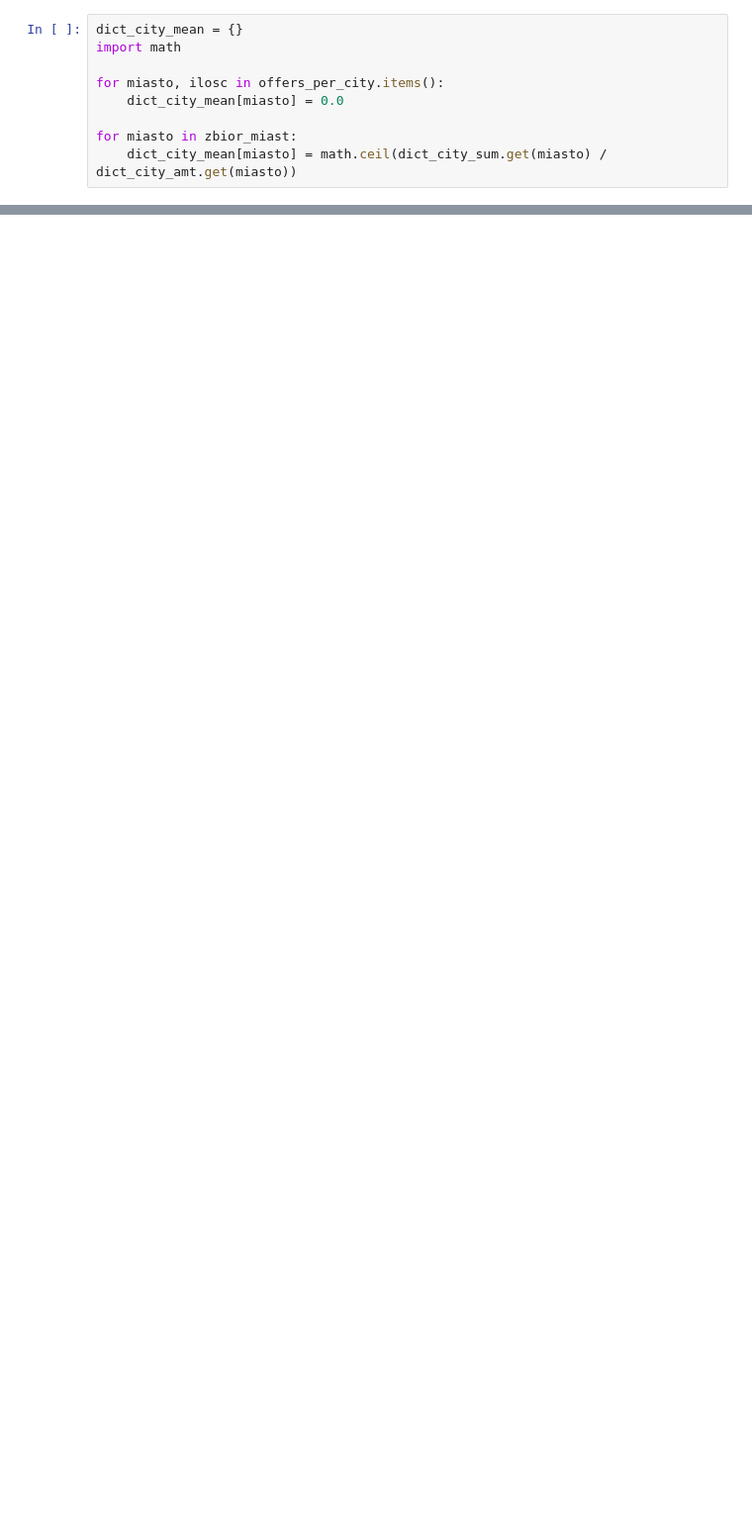
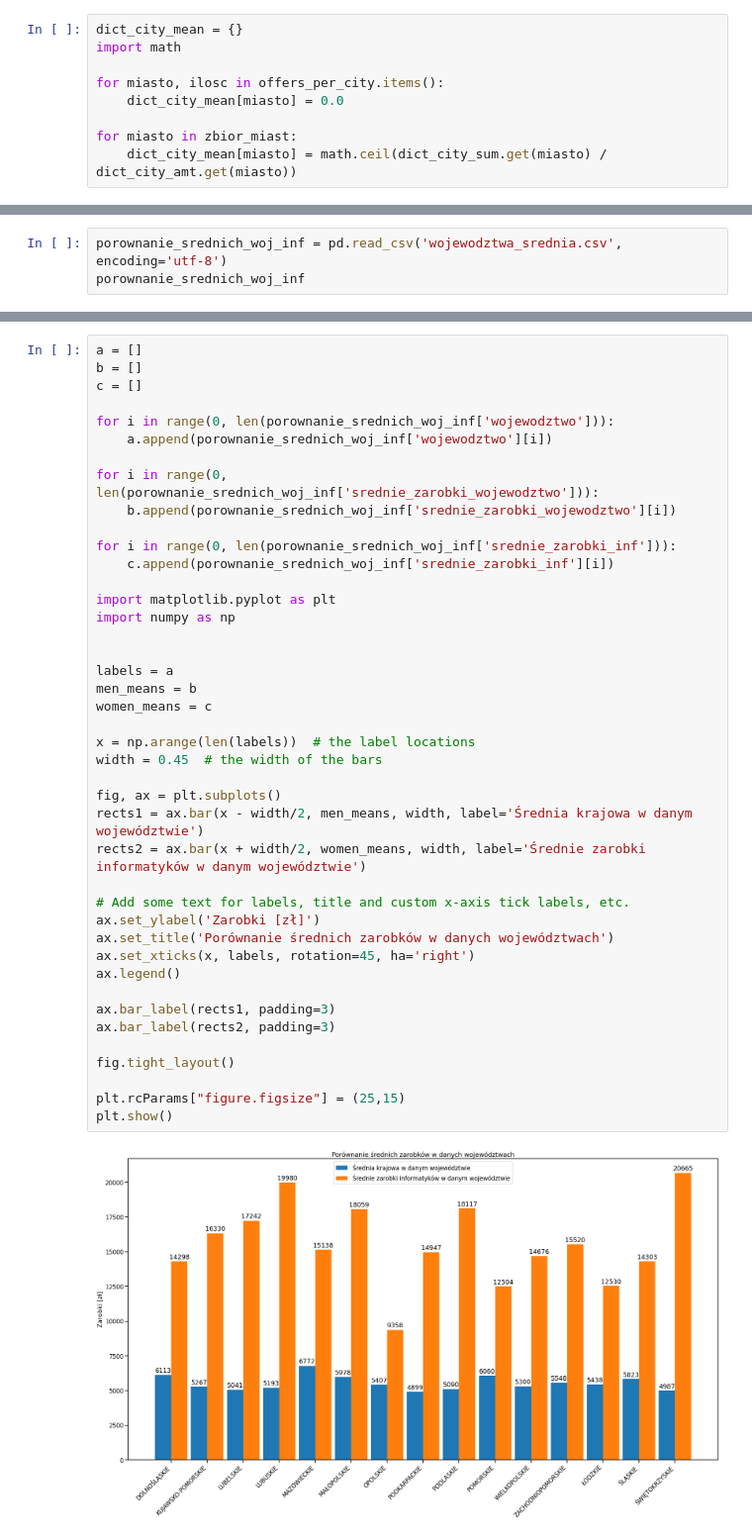
Before and after one commit to Kajiysor/Projekt_Wizualizacja_Danych, a Jupyter notebook: csv_handling.ipynb, the cells around one changed output, grey strips where cells are left out. Shown at 99% size. Cells and saved outputs as stored; diff of their text form; blank space fills up the shorter version.

Commit message:
dodanie wykresu porownania srednich krajowych i in

```diff
--- a/csv_handling.ipynb
+++ b/csv_handling.ipynb
@@ -408,0 +200,3 @@ plt.show()
+# %%
+porownanie_srednich_woj_inf = pd.read_csv('wojewodztwa_srednia.csv', encoding='utf-8')
+porownanie_srednich_woj_inf
@@ -408,0 +220,44 @@ plt.show()
+# %%
+a = []
+b = []
+c = []
+
+for i in range(0, len(porownanie_srednich_woj_inf['wojewodztwo'])):
+    a.append(porownanie_srednich_woj_inf['wojewodztwo'][i])
+
+for i in range(0, len(porownanie_srednich_woj_inf['srednie_zarobki_wojewodztwo'])):
+    b.append(porownanie_srednich_woj_inf['srednie_zarobki_wojewodztwo'][i])
+
+for i in range(0, len(porownanie_srednich_woj_inf['srednie_zarobki_inf'])):
+    c.append(porownanie_srednich_woj_inf['srednie_zarobki_inf'][i])
+
+import matplotlib.pyplot as plt
+import numpy as np
+
+
+labels = a
+men_means = b
+women_means = c
+
+x = np.arange(len(labels))  # the label locations
+width = 0.45  # the width of the bars
+
+fig, ax = plt.subplots()
+rects1 = ax.bar(x - width/2, men_means, width, label='Średnia krajowa w danym województwie')
+rects2 = ax.bar(x + width/2, women_means, width, label='Średnie zarobki informatyków w danym województwie')
+
+# Add some text for labels, title and custom x-axis tick labels, etc.
+ax.set_ylabel('Zarobki [zł]')
+ax.set_title('Porównanie średnich zarobków w danych województwach')
+ax.set_xticks(x, labels, rotation=45, ha='right')
+ax.legend()
+
+ax.bar_label(rects1, padding=3)
+ax.bar_label(rects2, padding=3)
+
+fig.tight_layout()
+
+plt.rcParams["figure.figsize"] = (25,15)
+plt.show()
+# %% [output]
+[figure, added]
```
Also changed, not shown: parts of 19 cells of this notebook.
